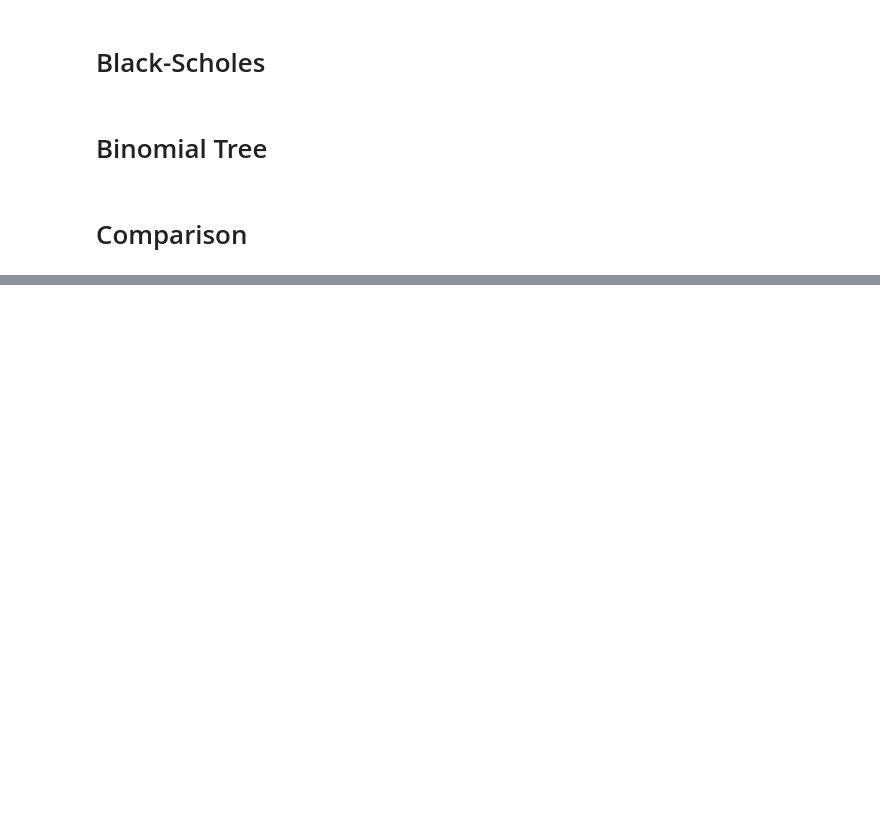
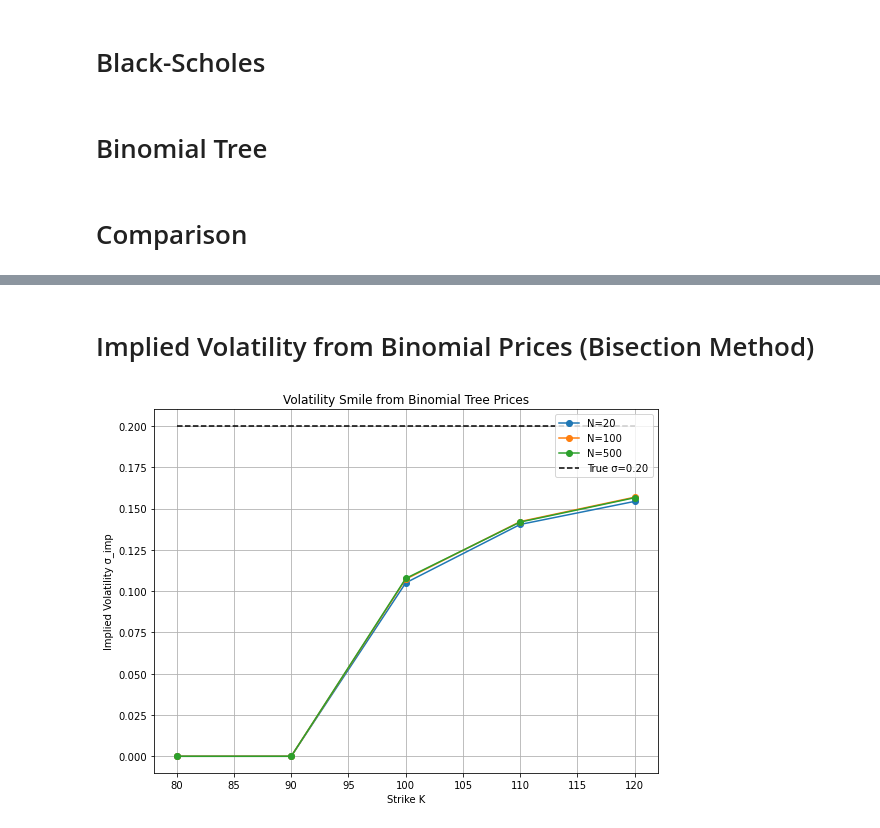
Before and after one commit to LorenzoBini4/ta_unige, a Jupyter notebook: finance/code/tp09/TP9.ipynb, the cells around one changed output, grey strips where cells are left out. Drawn from its saved outputs; the diff is of its cells as text; code cells hidden in the pictures; blank space fills up the shorter version.

```diff
--- a/finance/code/tp09/TP9.ipynb
+++ b/finance/code/tp09/TP9.ipynb
@@ -60,0 +60,2 @@ plt.show()
+# %% [markdown]
+# Implied Volatility from Binomial Prices (Bisection Method)
@@ -60,0 +106,28 @@ plt.show()
+# %%
+#  --- Parameters & strike/depth grids ---
+S0, T, r, true_sigma = 100, 1.0, 0.05, 0.20
+strikes = [80, 90, 100, 110, 120]
+depths = [20, 100, 500]
+
+plt.figure(figsize=(8,6))
+for N in depths:
+    imp_vols = []
+    for K in strikes:
+        C_tree = binomial_call(S0, K, T, r, true_sigma, N)
+        # pick one of the two:
+        sigma_imp = implied_vol_bisection(C_tree, S0, K, T, r)
+        # sigma_imp = implied_vol_bisect_scipy(C_tree, S0, K, T, r)
+        imp_vols.append(sigma_imp)
+    plt.plot(strikes, imp_vols, 'o-', label=f'N={N}')
+
+plt.hlines(true_sigma, strikes[0], strikes[-1], colors='k', linestyles='--',
+           label='True σ=0.20')
+plt.xlabel('Strike K')
+plt.ylabel('Implied Volatility σ_imp')
+plt.title('Volatility Smile from Binomial Tree Prices')
+plt.legend()
+plt.grid(True)
+plt.tight_layout()
+plt.show()
+# %% [output]
+[figure, added]
```
Also changed, not shown: parts of 3 cells of this notebook.
